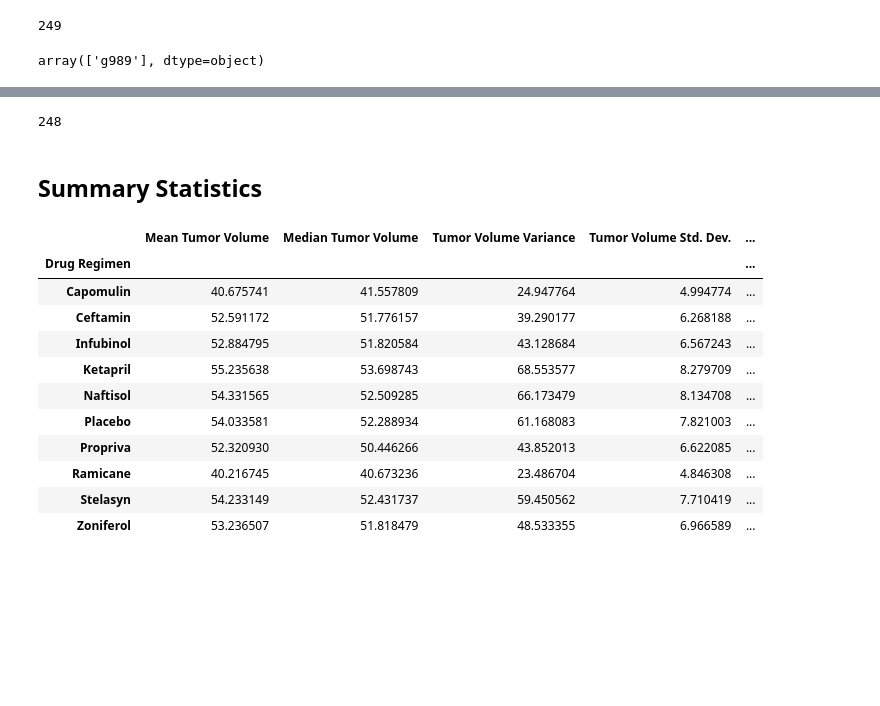
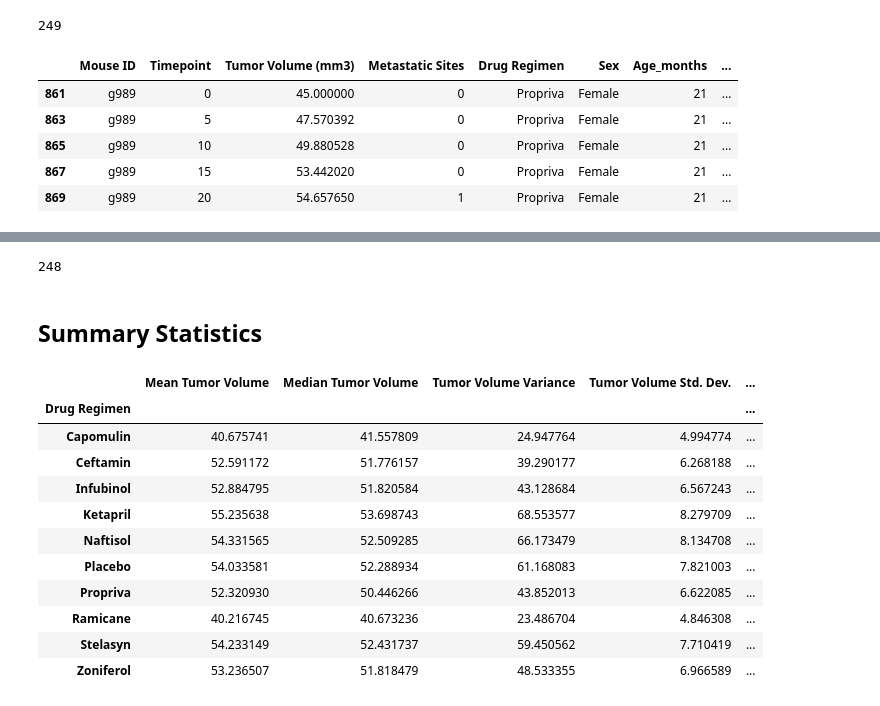
Before and after one commit to Gabriellaade/Module-5-Challenge, a Jupyter notebook: pymaceuticals.ipynb, the cells around one changed output, grey strips where cells are left out. Drawn from its saved outputs; the diff is of its cells as text; code cells hidden in the pictures; blank space fills up the shorter version.

```diff
--- a/pymaceuticals.ipynb
+++ b/pymaceuticals.ipynb
@@ -30,7 +46,13 @@ study_results = pd.read_csv(study_results_path)
 # %%
 # Our data should be uniquely identified by Mouse ID and Timepoint
 # Get the duplicate mice by ID number that shows up for Mouse ID and Timepoint.
+mouse_data_complete[mouse_data_complete.duplicated(["Mouse ID","Timepoint"])]
 # %% [output]
-array(['g989'], dtype=object)
+|  | Mouse ID | Timepoint | Tumor Volume (mm3) | Metastatic Sites | Drug Regimen | Sex | Age_months | ... |
+| 861 | g989 | 0 | 45.000000 | 0 | Propriva | Female | 21 | ... |
+| 863 | g989 | 5 | 47.570392 | 0 | Propriva | Female | 21 | ... |
+| 865 | g989 | 10 | 49.880528 | 0 | Propriva | Female | 21 | ... |
+| 867 | g989 | 15 | 53.442020 | 0 | Propriva | Female | 21 | ... |
+| 869 | g989 | 20 | 54.657650 | 1 | Propriva | Female | 21 | ... |
 # %%
 # Optional: Get all the data for the duplicate mouse ID.
```
Also changed, not shown: parts of 5 cells of this notebook.
